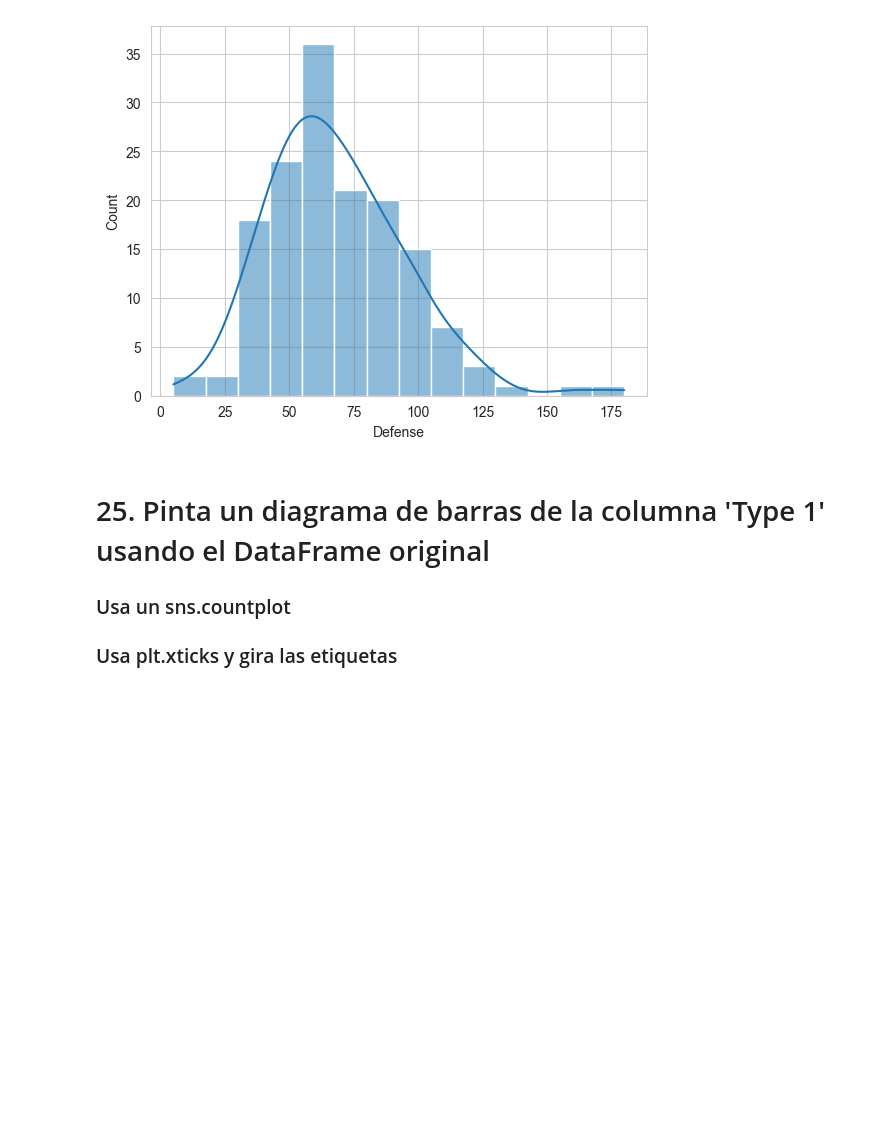
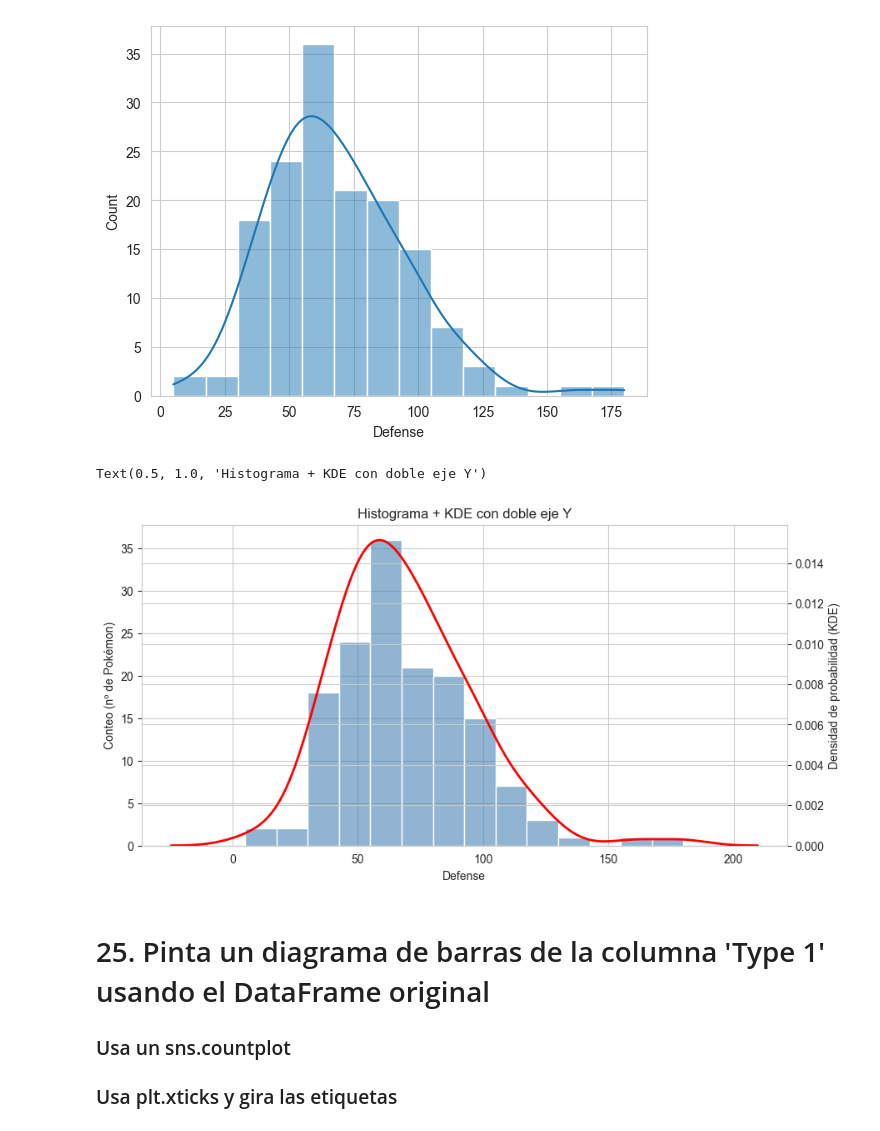
Before and after one commit to rou-tz/2026-02-BILBAO-FT-Data-Science, a Jupyter notebook: 2-Data_Analysis/6-Visualización/2-Seaborn/Ejercicios/ejercicios_Seaborn_Ruben.ipynb, the cells around one changed output. Drawn from its saved outputs; the diff is of its cells as text; code cells hidden in the pictures; blank space fills up the shorter version.

```diff
--- a/2-Data_Analysis/6-Visualización/2-Seaborn/Ejercicios/ejercicios_Seaborn_Ruben.ipynb
+++ b/2-Data_Analysis/6-Visualización/2-Seaborn/Ejercicios/ejercicios_Seaborn_Ruben.ipynb
@@ -283,6 +294,28 @@ sns.histplot(pokemon['Defense'], kde=True)
 plt.show()
 # %% [output]
 [figure]
+# %%
+# Creamos la figura con la interfaz OO porque necesitamos controlar dos ejes
+fig, ax1 = plt.subplots(figsize=(10, 5))
+
+# En el eje izquierdo (ax1): el histograma con conteo normal
+# kde=False porque vamos a dibujar el KDE aparte en el otro eje
+sns.histplot(pokemon["Defense"], kde=False, ax=ax1, color="steelblue", alpha=0.6)
+ax1.set_ylabel("Conteo (nº de Pokémon)")
+
+# Creamos un segundo eje Y a la derecha que comparte el mismo eje X
+# twinx() = "twin x" = "gemelo en X" = mismo eje X, distinto eje Y
+ax2 = ax1.twinx()
+
+# En el eje derecho (ax2): la curva KDE con su escala de densidad real
+sns.kdeplot(pokemon["Defense"], ax=ax2, color="red", linewidth=2)
+ax2.set_ylabel("Densidad de probabilidad (KDE)")
+
+ax1.set_xlabel("Defense")
+ax1.set_title("Histograma + KDE con doble eje Y")
+# %% [output]
+Text(0.5, 1.0, 'Histograma + KDE con doble eje Y')
+[figure, added]
 # %% [markdown]
 # 25. Pinta un diagrama de barras de la columna 'Type 1' usando el DataFrame original
 ### Usa un sns.countplot
```
Also changed, not shown: parts of 8 cells of this notebook, 14 other files.
